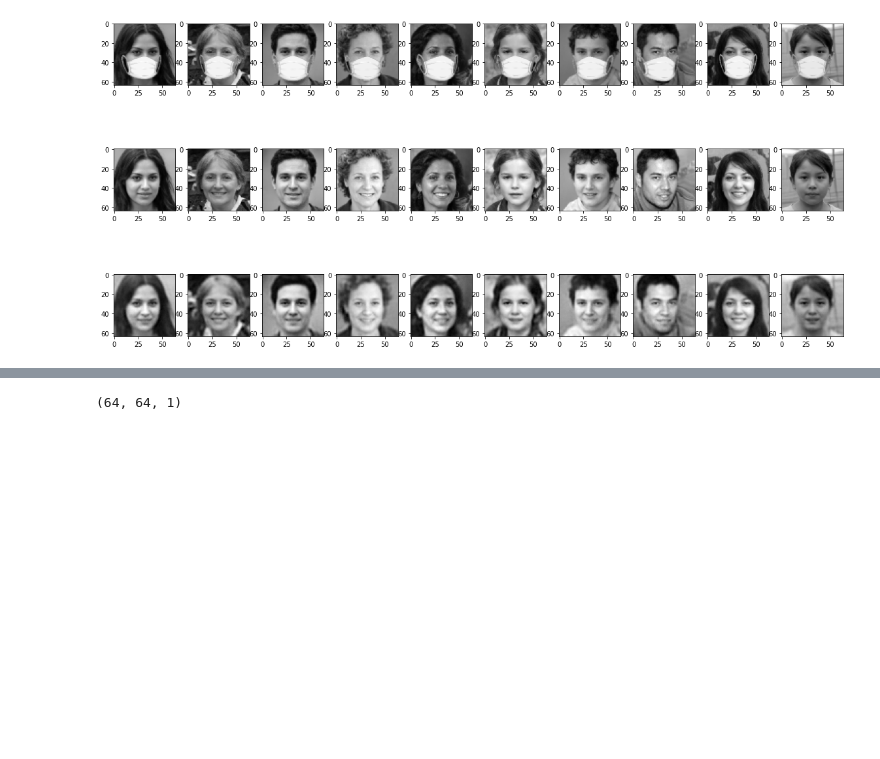
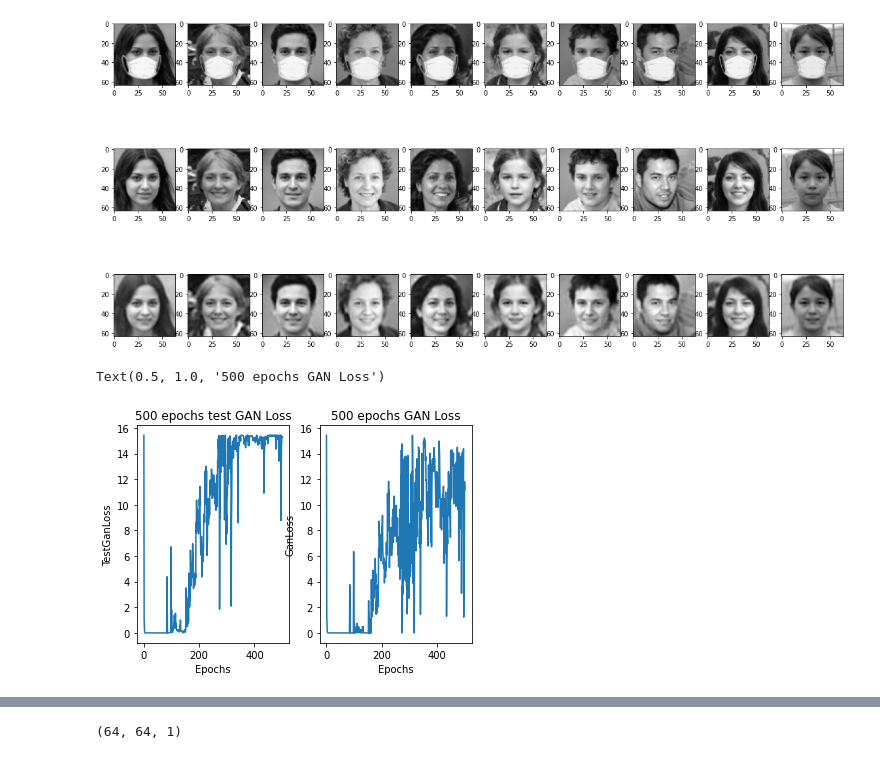
Before and after one commit to vijayakashtharu/Final-year-project, a Jupyter notebook: face-completion-and-super-resolution-of-occluded_with_celebA-i.ipynb, the cells around one changed output, grey strips where cells are left out. Saved outputs shown, nothing was run; the diff lists cells and outputs as text; code cells hidden in the pictures; blank space fills up the shorter version.

```diff
--- a/face-completion-and-super-resolution-of-occluded_with_celebA-i.ipynb
+++ b/face-completion-and-super-resolution-of-occluded_with_celebA-i.ipynb
@@ -565,22 +565,27 @@ plt.savefig(os.path.join(plot_path,str(datetime.datetime.now().strftime('%m-%d-%
 # %% [output]
 [figure]
 # %%
-# import pandas as pd
-# from matplotlib import pyplot as plt
+import pandas as pd
+from matplotlib import pyplot as plt
 
-# figure, axis = plt.subplots(1, 2)
+figure, axis = plt.subplots(1, 2)
 
-# columns = ["Epochs", "GanLoss"]
+columns = ["Epochs", "TestGanLoss"]
+columns1 = ["Epochs", "GanLoss"]
 
-# df = pd.read_csv('../input/loss-6050/loss.csv', usecols=columns)
-# axis[0].plot(df.Epochs, df.GanLoss)
-# axis.flat[0].set(xlabel = 'Epochs' , ylabel = 'GanLoss')
-# axis[0].set_title('6050 epoch GAN Loss')
 
-# df1 = pd.read_csv('../input/loss-6050/loss.csv', usecols=columns)
-# axis[1].plot(df1.Epochs, df1.GanLoss)
-# axis.flat[1].set(xlabel = 'Epochs' , ylabel = 'GanLoss')
+df = pd.read_csv('/kaggle/input/loss-6050/500 epochs loss.csv', usecols=columns)
+axis[0].plot(df.Epochs, df.TestGanLoss)
+axis.flat[0].set(xlabel = 'Epochs' , ylabel = 'TestGanLoss')
+axis[0].set_title('500 epochs test GAN Loss')
 
-# axis[1].set_title('6050 epoch GAN Loss')
+df1 = pd.read_csv('/kaggle/input/loss-6050/500 epochs loss.csv', usecols=columns1)
+axis[1].plot(df1.Epochs, df1.GanLoss)
+axis.flat[1].set(xlabel = 'Epochs' , ylabel = 'GanLoss')
+
+axis[1].set_title('500 epochs GAN Loss')
+# %% [output]
+Text(0.5, 1.0, '500 epochs GAN Loss')
+[figure, added]
 # %%
 
```
Also changed, not shown: parts of 16 cells of this notebook.
